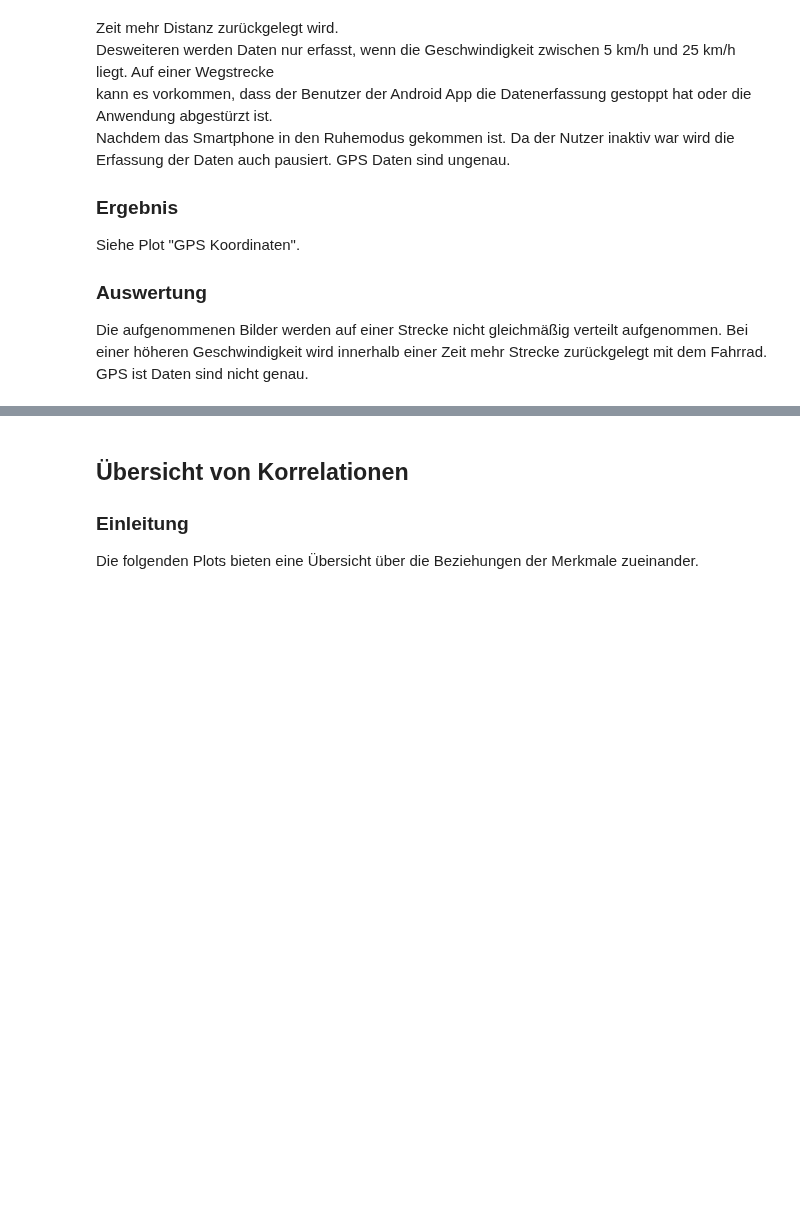
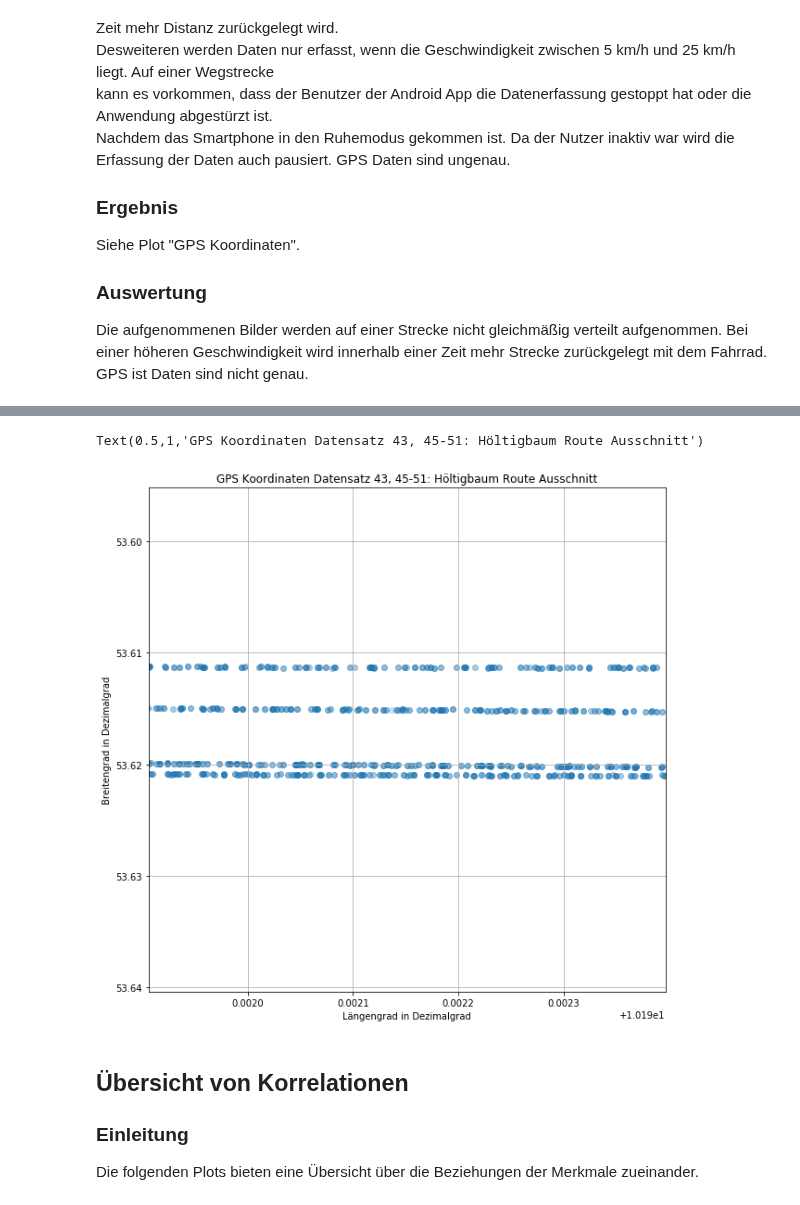
Before and after one commit to SandGreif/FahrradwegeKlassifizierung, a Jupyter notebook: datenvisualisierung/featureCorrelations.ipynb, the cells around one changed output, grey strips where cells are left out. Saved outputs shown, nothing was run; the diff lists cells and outputs as text; code cells hidden in the pictures; blank space fills up the shorter version.

```diff
--- a/datenvisualisierung/featureCorrelations.ipynb
+++ b/datenvisualisierung/featureCorrelations.ipynb
@@ -90,3 +105,17 @@ Text(0.5,1,'GPS Koordinaten')
+# %%
+fig = plt.figure(figsize=(10,10))
+ax  = fig.add_subplot(111)
+ax.scatter(featuresDf['Laengengrad'], featuresDf['Breitengrad'], alpha = 0.2)
+plt.xlabel('Längengrad in Dezimalgrad')
+plt.ylabel('Breitengrad in Dezimalgrad')
+plt.axis([featuresDf['Laengengrad'].min()+0.03,featuresDf['Laengengrad'].max()-0.03,featuresDf['Breitengrad'].min()+0.03,featuresDf['Breitengrad'].max()-0.03])
+#plt.xticks(np.arange(featuresDf['Laengengrad'].min(),featuresDf['Laengengrad'].max(),0.01))
+#plt.yticks(np.arange(featuresDf['Breitengrad'].min(),featuresDf['Breitengrad'].max()+0.002,0.0025))
+plt.grid()
+ax.set_title("GPS Koordinaten Datensatz 43, 45-51: Höltigbaum Route Ausschnitt")
+# %% [output]
+Text(0.5,1,'GPS Koordinaten Datensatz 43, 45-51: Höltigbaum Route Ausschnitt')
+[figure, added]
 # %% [markdown]
 ## Übersicht von Korrelationen
 
```
Also changed, not shown: parts of 3 cells of this notebook, 9 other files.
